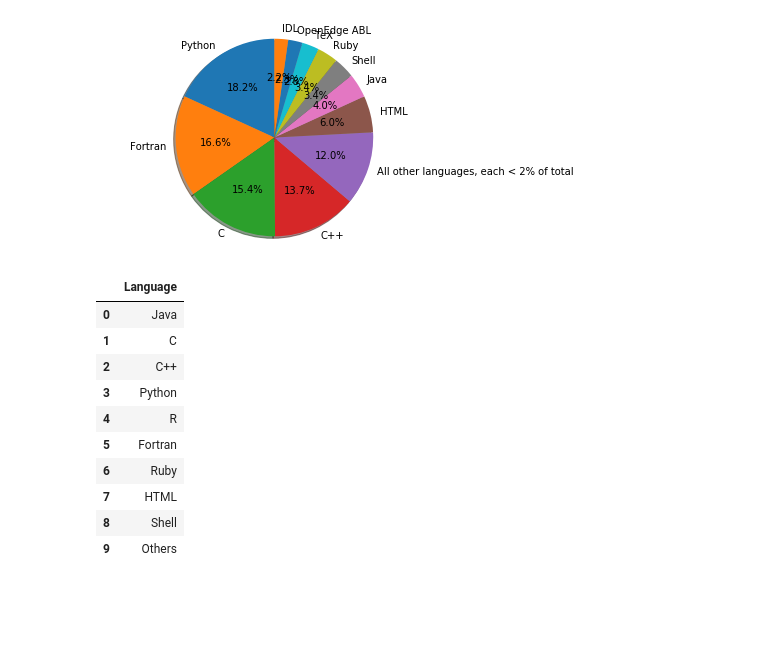
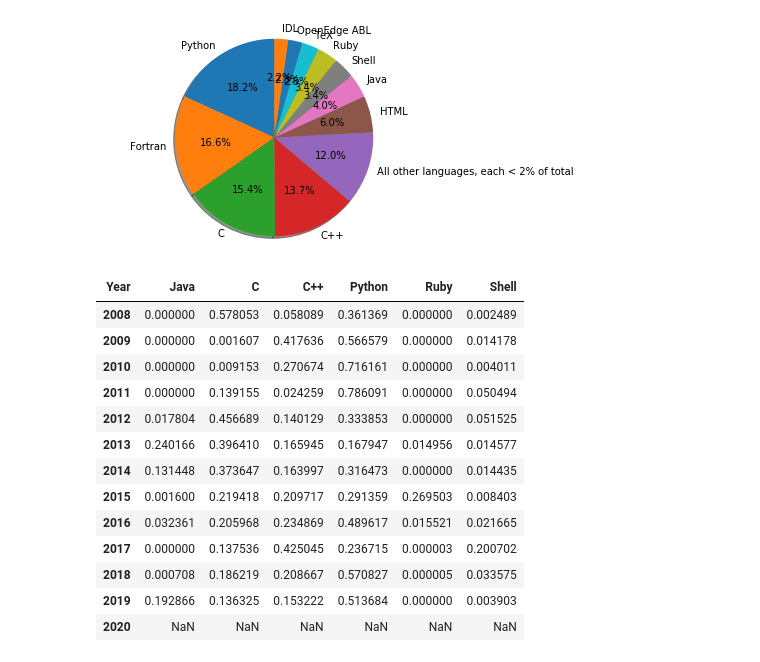
Before and after one commit to teuben/ascl-tools, a Jupyter notebook: Language-Date visualizations.ipynb, the cells around one changed output. Drawn from its saved outputs; the diff is of its cells as text; code cells hidden in the pictures; blank space fills up the shorter version.

```diff
--- a/Language-Date visualizations.ipynb
+++ b/Language-Date visualizations.ipynb
@@ -121,55 +121,69 @@ df.repo_year = df.repo_year.fillna("0").astype(int)
 #for each language, we need an array of languages over years
 
 #let's only take a look at the most popular languages
 
 #each language is a separate row
 #each column is a year, and each cell represents the bytes of that language in that year
 
-top_langs = most['Language']
-#display(top_langs)
 repo_years = np.sort(df.repo_year.unique())
 
-#repo_df = pd.DataFrame({'Language': top_langs})
+#can use either of these, or define your own subset to get different information
 most_bytes_langs = ['Java', 'C', 'C++', 'Python', 'R', 'Fortran', 'Ruby', 'HTML', 'Shell', 'Others']
-repo_df = pd.DataFrame({'Language': most_bytes_langs})
-display(repo_df)
+language_subset = ['Java', 'C', 'C++', 'Python', 'Ruby', 'Shell']
 
-#for each year in repo_years, create a column
-# each cell will be the number of bytes in that year for that language
+requested_langs = language_subset
+repo_df = pd.DataFrame({'Language': requested_langs})
 
 def bytes_that_year(row, year):
-    print('trying ' + row['Language'] + ' in year ' + str(year))
+    #print('trying ' + row['Language'] + ' in year ' + str(year))
 
     if row['Language'] == 'Others':
-      #sum up all the non-most_bytes_langs bytes
-        return df[ ~(df['Language'].isin(most_bytes_langs)) & (df['repo_year'] == year)]['Bytes'].sum()
+      #sum up all the non-request_langs bytes
+        return df[ ~(df['Language'].isin(requested_langs)) & (df['repo_year'] == year)]['Bytes'].sum()
     lang = row['Language']
 
     try:
         return df[df['repo_year'] == year].groupby('Language').sum().loc[lang]['Bytes']
     except:
         return 0
 
+
+#for each year in repo_years, create a column
+# each cell will be the number of bytes in that year for that language
+
 for year in repo_years:
     #create columns for the total number of bytes
     arr = repo_df.apply (lambda row: bytes_that_year(row, year), axis=1)
-    col_name = str(year) + " bytes"
-    repo_df[col_name] = arr
+    #col_name = str(year) + " bytes"
+    #repo_df[col_name] = arr
+    total_bytes = arr.sum()
+    pct_col_name = str(year) #+ " pct"
+    repo_df[pct_col_name] = arr.divide(total_bytes)
+
+#display(repo_df)
 
 
+#need to get the whole df sideways to make the stackchart easy
+repo_df = repo_df.T
+new_header = repo_df.iloc[0]
+repo_df = repo_df[1:]
+repo_df.columns = new_header
 
-
+repo_df.columns.name = 'Year'
+repo_df = repo_df.apply(pd.to_numeric, errors='coerce')
 display(repo_df)
-#display(df[df['repo_year'] == 2019].groupby('Language').sum().loc['C']['Bytes'])
 # %% [output]
-|  | Language |
-| 0 | Java |
-| 1 | C |
-| 2 | C++ |
-| 3 | Python |
-| 4 | R |
-| 5 | Fortran |
-| 6 | Ruby |
-| 7 | HTML |
-| 8 | Shell |
-| 9 | Others |
+| Year | Java | C | C++ | Python | Ruby | Shell |
+| 2008 | 0.000000 | 0.578053 | 0.058089 | 0.361369 | 0.000000 | 0.002489 |
+| 2009 | 0.000000 | 0.001607 | 0.417636 | 0.566579 | 0.000000 | 0.014178 |
+| 2010 | 0.000000 | 0.009153 | 0.270674 | 0.716161 | 0.000000 | 0.004011 |
+| 2011 | 0.000000 | 0.139155 | 0.024259 | 0.786091 | 0.000000 | 0.050494 |
+| 2012 | 0.017804 | 0.456689 | 0.140129 | 0.333853 | 0.000000 | 0.051525 |
+| 2013 | 0.240166 | 0.396410 | 0.165945 | 0.167947 | 0.014956 | 0.014577 |
+| 2014 | 0.131448 | 0.373647 | 0.163997 | 0.316473 | 0.000000 | 0.014435 |
+| 2015 | 0.001600 | 0.219418 | 0.209717 | 0.291359 | 0.269503 | 0.008403 |
+| 2016 | 0.032361 | 0.205968 | 0.234869 | 0.489617 | 0.015521 | 0.021665 |
+| 2017 | 0.000000 | 0.137536 | 0.425045 | 0.236715 | 0.000003 | 0.200702 |
+| 2018 | 0.000708 | 0.186219 | 0.208667 | 0.570827 | 0.000005 | 0.033575 |
+| 2019 | 0.192866 | 0.136325 | 0.153222 | 0.513684 | 0.000000 | 0.003903 |
+| 2020 | NaN | NaN | NaN | NaN | NaN | NaN |
```
Also changed, not shown: parts of 4 cells of this notebook.
